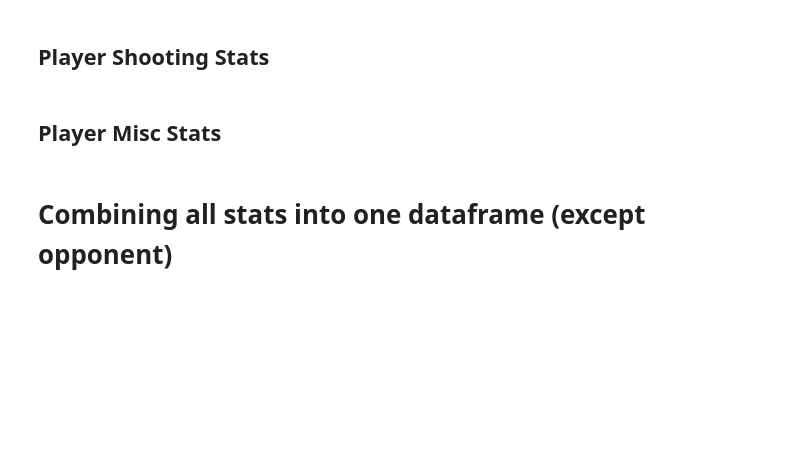
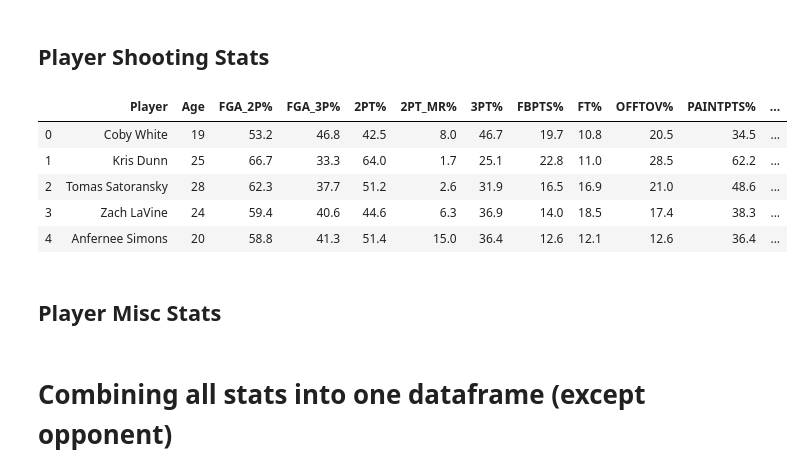
Before and after one commit to briannalytle/unsupervised_nba, a Jupyter notebook: 01_scrapers/03_stats-nba_scrape.ipynb, the cells around one changed output. Cells and saved outputs as stored; diff of their text form; code cells hidden in the pictures; blank space fills up the shorter version.

```diff
--- a/01_scrapers/03_stats-nba_scrape.ipynb
+++ b/01_scrapers/03_stats-nba_scrape.ipynb
@@ -160,6 +184,15 @@ shoot_col = ['Player', 'Age', 'W', 'L', 'MP', 'FGA_2P%', 'FGA_3P%',
             'FGM_AST%', 'FGM_UAST%']
 shooting.columns = shoot_col
 shooting.drop(columns = ['W', 'L', 'MP'], inplace= True)
+# %%
+shooting.head()
+# %% [output]
+|  | Player | Age | FGA_2P% | FGA_3P% | 2PT% | 2PT_MR% | 3PT% | FBPTS% | FT% | OFFTOV% | PAINTPTS% | ... |
+| 0 | Coby White | 19 | 53.2 | 46.8 | 42.5 | 8.0 | 46.7 | 19.7 | 10.8 | 20.5 | 34.5 | ... |
+| 1 | Kris Dunn | 25 | 66.7 | 33.3 | 64.0 | 1.7 | 25.1 | 22.8 | 11.0 | 28.5 | 62.2 | ... |
+| 2 | Tomas Satoransky | 28 | 62.3 | 37.7 | 51.2 | 2.6 | 31.9 | 16.5 | 16.9 | 21.0 | 48.6 | ... |
+| 3 | Zach LaVine | 24 | 59.4 | 40.6 | 44.6 | 6.3 | 36.9 | 14.0 | 18.5 | 17.4 | 38.3 | ... |
+| 4 | Anfernee Simons | 20 | 58.8 | 41.3 | 51.4 | 15.0 | 36.4 | 12.6 | 12.1 | 12.6 | 36.4 | ... |
 # %% [markdown]
 ## Player Misc Stats
 # %%
```
Also changed, not shown: parts of 10 cells of this notebook, 7 other files.
